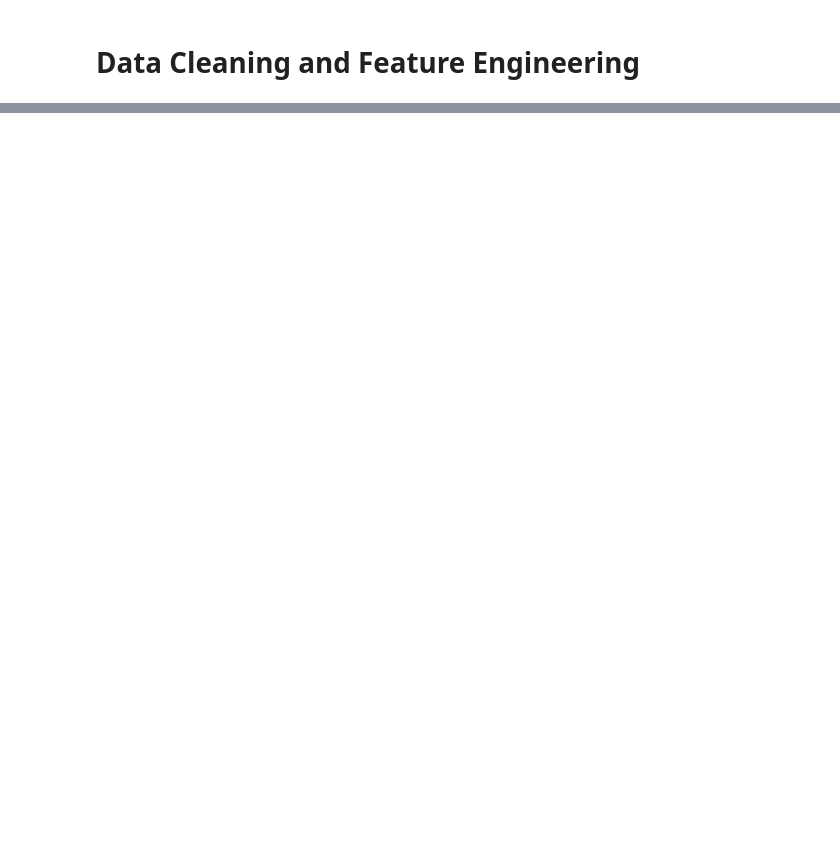
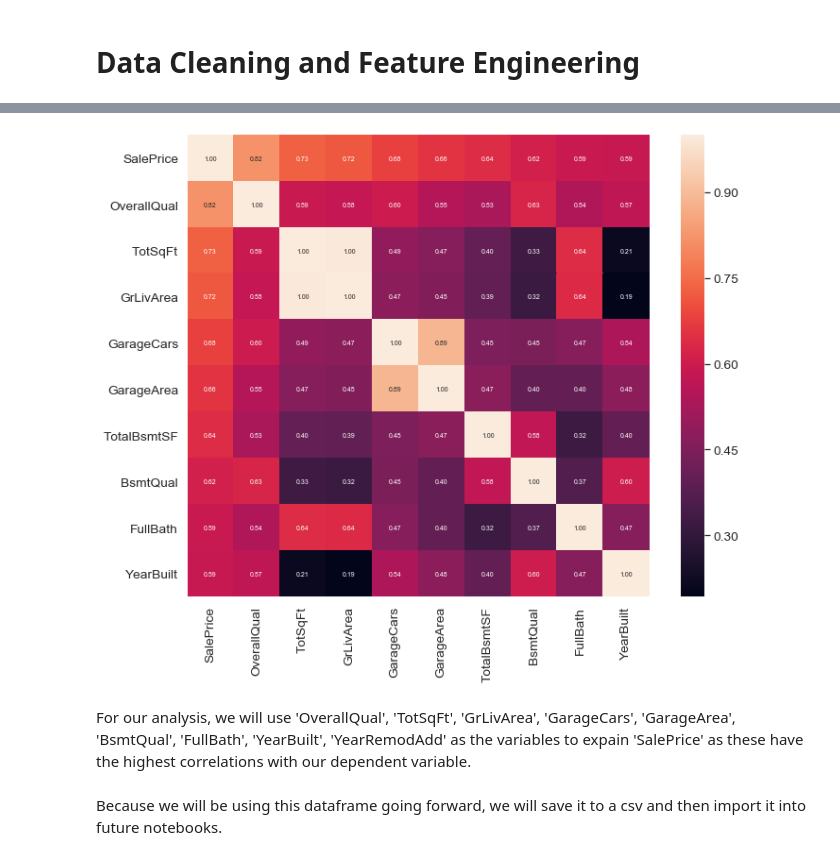
Before and after one commit to cal-dortiz/UCB_W207_Applied-_Machine_Learning, a Jupyter notebook: Final_Project/Data Exploration Files/Data Cleaning and Feature Engineering.ipynb, the cells around one changed output, grey strips where cells are left out. Drawn from its saved outputs; the diff is of its cells as text; code cells hidden in the pictures; blank space fills up the shorter version.

```diff
--- a/Final_Project/Data Exploration Files/Data Cleaning and Feature Engineering.ipynb
+++ b/Final_Project/Data Exploration Files/Data Cleaning and Feature Engineering.ipynb
@@ -378,0 +152,18 @@ Text(0.5, 1.0, 'Gradient Boost Regression Predictions of Sale Price vs Actual Sa
+# %%
+#Define ordinal categories
+Ordered_Category = CatDataSet[['ExterQual','ExterCond','BsmtQual','BsmtCond', 'HeatingQC','KitchenQual','FireplaceQu','GarageQual','GarageCond']].copy()
+
+
+#Remove these columns from the categorical dataset,so that they no longer reside there.
+CatDataSet = CatDataSet.drop(['ExterQual','ExterCond','BsmtQual','BsmtCond', 'HeatingQC','KitchenQual','FireplaceQu','GarageQual','GarageCond'], axis = 'columns')
+
+#Convert all ordinal cateogrical values to numeric values
+Ordered_Category['ExterQual'].replace(to_replace=['Ex', 'Gd', 'TA', 'Fa', 'Po', np.nan], value=[5, 4, 3, 2, 1, 0], inplace=True)
+Ordered_Category['ExterCond'].replace(to_replace=['Ex', 'Gd', 'TA', 'Fa', 'Po', np.nan], value=[5, 4, 3, 2, 1, 0], inplace=True)
+Ordered_Category['BsmtQual'].replace(to_replace=['Ex', 'Gd', 'TA', 'Fa', 'Po', np.nan], value=[5, 4, 3, 2, 1, 0], inplace=True)
+Ordered_Category['BsmtCond'].replace(to_replace=['Ex', 'Gd', 'TA', 'Fa', 'Po', np.nan], value=[5, 4, 3, 2, 1, 0], inplace=True)
+Ordered_Category['HeatingQC'].replace(to_replace=['Ex', 'Gd', 'TA', 'Fa', 'Po', np.nan], value=[5, 4, 3, 2, 1, 0], inplace=True)
+Ordered_Category['KitchenQual'].replace(to_replace=['Ex', 'Gd', 'TA', 'Fa', 'Po', np.nan], value=[5, 4, 3, 2, 1, 0], inplace=True)
+Ordered_Category['FireplaceQu'].replace(to_replace=['Ex', 'Gd', 'TA', 'Fa', 'Po', np.nan], value=[5, 4, 3, 2, 1, 0], inplace=True)
+Ordered_Category['GarageQual'].replace(to_replace=['Ex', 'Gd', 'TA', 'Fa', 'Po', np.nan], value=[5, 4, 3, 2, 1, 0], inplace=True)
+Ordered_Category['GarageCond'].replace(to_replace=['Ex', 'Gd', 'TA', 'Fa', 'Po', np.nan], value=[5, 4, 3, 2, 1, 0], inplace=True)
@@ -378,0 +176,3 @@ Text(0.5, 1.0, 'Gradient Boost Regression Predictions of Sale Price vs Actual Sa
+# %%
+#Finally, we concatenate the different datasets into a new object - df_train2.
+df_train2 = pd.concat((CatDataSet, Ordered_Category, NumDataSet), axis=1, join='inner')
@@ -378,0 +202,2 @@ Text(0.5, 1.0, 'Gradient Boost Regression Predictions of Sale Price vs Actual Sa
+# %%
+df_train2['SalePrice'] = np.log(df_train2['SalePrice'])
@@ -378,0 +208,4 @@ Text(0.5, 1.0, 'Gradient Boost Regression Predictions of Sale Price vs Actual Sa
+# %%
+#Calculate a correlation matrix in descending order
+corr_matrix = df_train2.corr()
+corr_matrix['SalePrice'].sort_values(ascending=False)
@@ -378,0 +230,14 @@ Text(0.5, 1.0, 'Gradient Boost Regression Predictions of Sale Price vs Actual Sa
+# %%
+#Filter out 10 highest correlated categories
+corr_num = 10
+corr_cols = corr_matrix.nlargest(corr_num,'SalePrice')['SalePrice'].index
+corr_mat_sales = np.corrcoef(df_train2[corr_cols].values.T)
+sns.set(font_scale=1.25)
+fig,ax = plt.subplots(figsize=(12,9))
+hm = sns.heatmap(corr_mat_sales, cbar=True,annot=True,square=True,fmt='.2f',annot_kws={'size':7}, yticklabels=corr_cols.values, xticklabels=corr_cols.values)
+# %% [output]
+[figure, added]
+# %% [markdown]
+For our analysis, we will use 'OverallQual', 'TotSqFt', 'GrLivArea', 'GarageCars', 'GarageArea', 'BsmtQual', 'FullBath', 'YearBuilt', 'YearRemodAdd' as the variables to expain 'SalePrice' as these have the highest correlations with our dependent variable.
+# %% [markdown]
+Because we will be using this dataframe going forward, we will save it to a csv and then import it into future notebooks.
```
Also changed, not shown: parts of 82 cells of this notebook, 4 other files.
